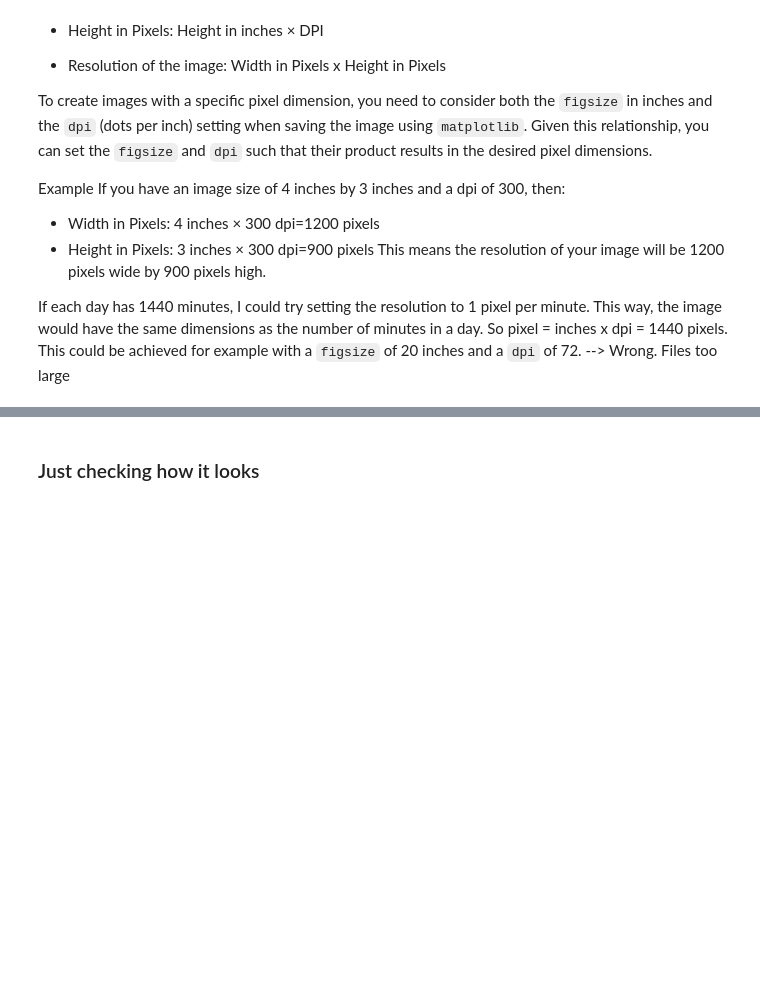
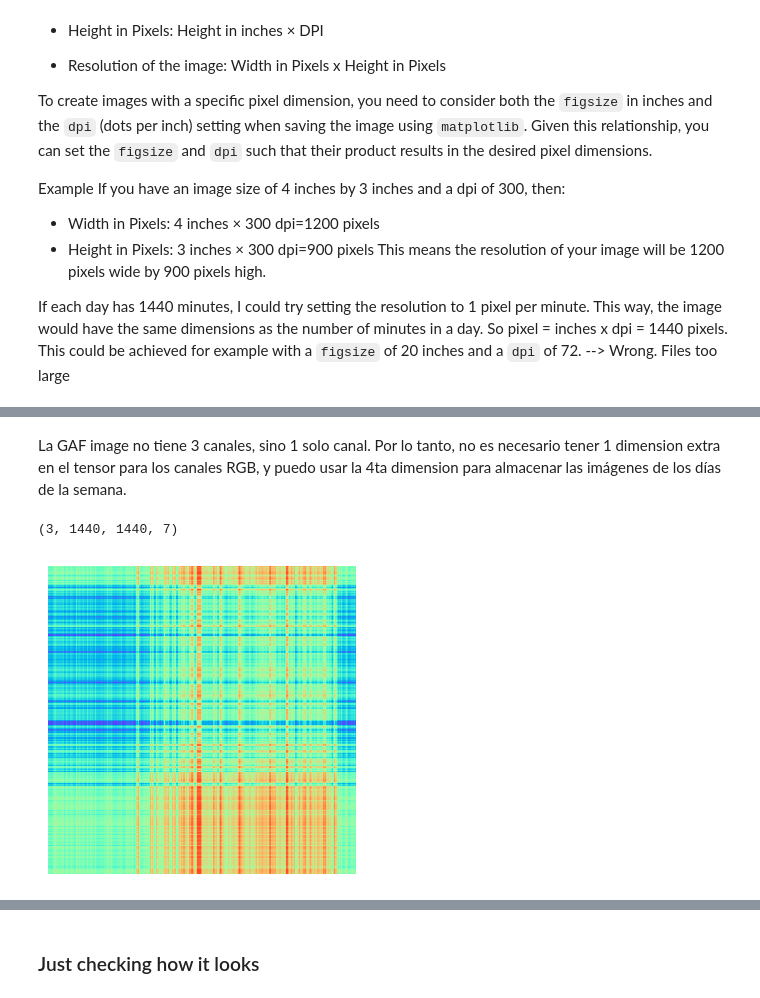
Before and after one commit to horacio-trigo/deep_accelerometer, a Jupyter notebook: AccNet24/Create_GAF_images.ipynb, the cells around one changed output, grey strips where cells are left out. Drawn from its saved outputs; the diff is of its cells as text; code cells hidden in the pictures; blank space fills up the shorter version.

```diff
--- a/AccNet24/Create_GAF_images.ipynb
+++ b/AccNet24/Create_GAF_images.ipynb
@@ -207,0 +236,2 @@ process_subjects_one_week(test_ids, physical_activity, "test")
+# %% [markdown]
+La GAF image no tiene 3 canales, sino 1 solo canal. Por lo tanto, no es necesario tener 1 dimension extra en el tensor para los canales RGB, y puedo usar la 4ta dimension para almacenar las imágenes de los días de la semana.
@@ -207,0 +266,18 @@ process_subjects_one_week(test_ids, physical_activity, "test")
+# %%
+test_gaf_4D = np.load('test_gaf_4D.npy')
+# %%
+test_gaf_4D.shape
+# %% [output]
+(3, 1440, 1440, 7)
+# %%
+# Example: Plotting the GAF image for the first subject on the first day
+subject_index = 0  # Index for the first subject
+day_index = 0      # Index for the first day
+
+# Select the GAF image for the first subject on the first day
+gaf_image_example = test_gaf_4D[subject_index, :, :, day_index]
+
+# Plot the selected GAF image
+plot_gaf_image(gaf_image_example)
+# %% [output]
+[figure, added]
```
Also changed, not shown: parts of 33 cells of this notebook, 1 other file.
